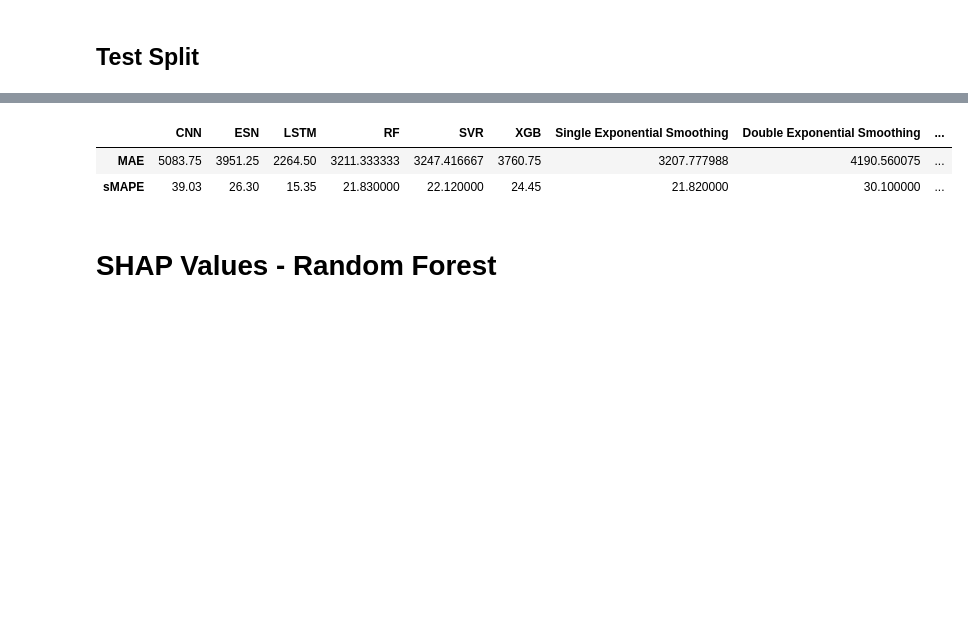
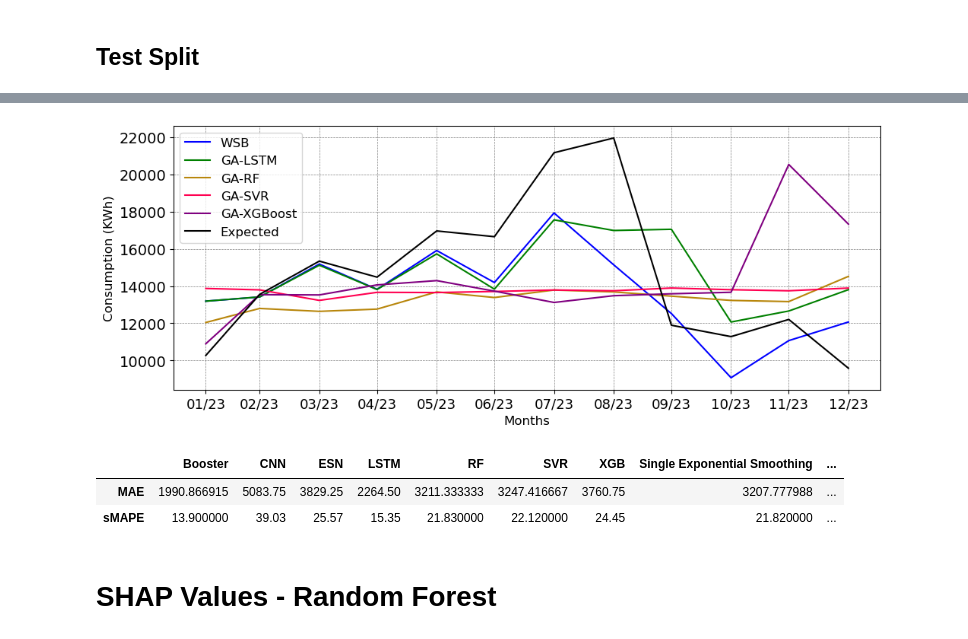
Before and after one commit to eduardoalba0/ifpr_electricity_ml, a Jupyter notebook: Results - Palmas 12m.ipynb, the cells around one changed output, grey strips where cells are left out. Cells and saved outputs as stored; diff of their text form; code cells hidden in the pictures; blank space fills up the shorter version.

```diff
--- a/Results - Palmas 12m.ipynb
+++ b/Results - Palmas 12m.ipynb
@@ -171,6 +185,7 @@ esn = ESN(n_inputs=x.shape[1],
 reset_seed()
 N_SPLITS = 5
 H = 12
+W = 0.0833
 i = 1
 
 preds_cnn = []
@@ -466,37 +490,67 @@ Warnings:
 # %%
-df_measures = pd.DataFrame(index=["MAE", "sMAPE"], columns=["CNN", "ESN", "LSTM", "RF", "SVR", "XGB"])
+plt.figure(figsize=(12, 4.5))
+plt.rcParams['xtick.labelsize'] = 13
+plt.rcParams['ytick.labelsize'] = 14
+plt.rcParams.update({'font.size': 12})
+plt.rcParams['axes.prop_cycle'] = plt.cycler(
+    color=["blue", "green", "darkgoldenrod", colors.red_rgb, "purple", "cyan", "slategrey", "coral"])
+
+plt.plot(x_test.index, preds_booster, label="WSB")
+plt.plot(x_test.index, preds_lstm, label="GA-LSTM")
+plt.plot(x_test.index, preds_rf, label="GA-RF")
+plt.plot(x_test.index, preds_svr, label="GA-SVR")
+plt.plot(x_test.index, preds_xgb, label="GA-XGBoost")
+plt.plot(x_test.index, y_test, label="Expected", color="black")
+
+plt.xlabel('Months')
+plt.ylabel('Consumption (KWh)')
+
+ax = plt.gca()
+ax.set_facecolor('white')
+plt.xticks(x_test.index, x_test.index.strftime("%m/%y"))
+plt.grid(True, color='grey', linestyle="--", linewidth=0.5)
+plt.legend(facecolor='white', )
+plt.savefig("results - Palmas 12m/Forecast Results-Palmas.png", bbox_inches='tight')
+plt.show()
+
+
+df_measures = pd.DataFrame(index=["MAE", "sMAPE"], columns=["Booster", "CNN", "ESN", "LSTM", "RF", "SVR", "XGB"])
+df_measures["Booster"] = pd.Series(
+    [mean_absolute_error(y_test, preds_booster), smape(y_test, preds_booster)],
+    index=["MAE", "sMAPE"])
 df_measures["CNN"] = pd.Series(
     [mean_absolute_error(y_test, preds_cnn), smape(y_test, preds_cnn)],
     index=["MAE", "sMAPE"])
 df_measures["ESN"] = pd.Series(
     [mean_absolute_error(y_test, preds_esn), smape(y_test, preds_esn)],
     index=["MAE", "sMAPE"])
 df_measures["LSTM"] = pd.Series(
     [mean_absolute_error(y_test, preds_lstm), smape(y_test, preds_lstm)],
     index=["MAE", "sMAPE"])
 df_measures["RF"] = pd.Series([mean_absolute_error(y_test, preds_rf), smape(y_test, preds_rf)],
                               index=["MAE", "sMAPE"])
 df_measures["SVR"] = pd.Series(
     [mean_absolute_error(y_test, preds_svr), smape(y_test, preds_svr)], index=["MAE", "sMAPE"])
 df_measures["XGB"] = pd.Series(
     [mean_absolute_error(y_test, preds_xgb), smape(y_test, preds_xgb)], index=["MAE", "sMAPE"])
 df_measures["Single Exponential Smoothing "] = pd.Series(
     [mean_absolute_error(y_test, preds_single_brown), smape(y_test, preds_single_brown)], index=["MAE", "sMAPE"])
 df_measures["Double Exponential Smoothing"] = pd.Series(
     [mean_absolute_error(y_test, preds_double_brown), smape(y_test, preds_double_brown)], index=["MAE", "sMAPE"])
 df_measures["Triple Exponential Smoothing Additive"] = pd.Series(
     [mean_absolute_error(y_test, preds_hw_additive), smape(y_test, preds_hw_additive)], index=["MAE", "sMAPE"])
 df_measures["Triple Exponential Smoothing Multiplicative"] = pd.Series(
     [mean_absolute_error(y_test, preds_hw_mult), smape(y_test, preds_hw_mult)], index=["MAE", "sMAPE"])
 df_measures["ARIMA"] = pd.Series(
     [mean_absolute_error(y_test, preds_arima), smape(y_test, preds_arima)], index=["MAE", "sMAPE"])
 
 df_measures.to_csv(f"results - Palmas 12m/Measures.csv", sep=";", decimal=",", index=True)
 df_measures
 # %% [output]
+[figure, added]
-|  | CNN | ESN | LSTM | RF | SVR | XGB | Single Exponential Smoothing | Double Exponential Smoothing | ... |
-| MAE | 5083.75 | 3951.25 | 2264.50 | 3211.333333 | 3247.416667 | 3760.75 | 3207.777988 | 4190.560075 | ... |
-| sMAPE | 39.03 | 26.30 | 15.35 | 21.830000 | 22.120000 | 24.45 | 21.820000 | 30.100000 | ... |
+|  | Booster | CNN | ESN | LSTM | RF | SVR | XGB | Single Exponential Smoothing | ... |
+| MAE | 1990.866915 | 5083.75 | 3829.25 | 2264.50 | 3211.333333 | 3247.416667 | 3760.75 | 3207.777988 | ... |
+| sMAPE | 13.900000 | 39.03 | 25.57 | 15.35 | 21.830000 | 22.120000 | 24.45 | 21.820000 | ... |
 # %% [markdown]
 # SHAP Values - Random Forest
 # %%
```
Also changed, not shown: parts of 4 cells of this notebook, 8 other files.
